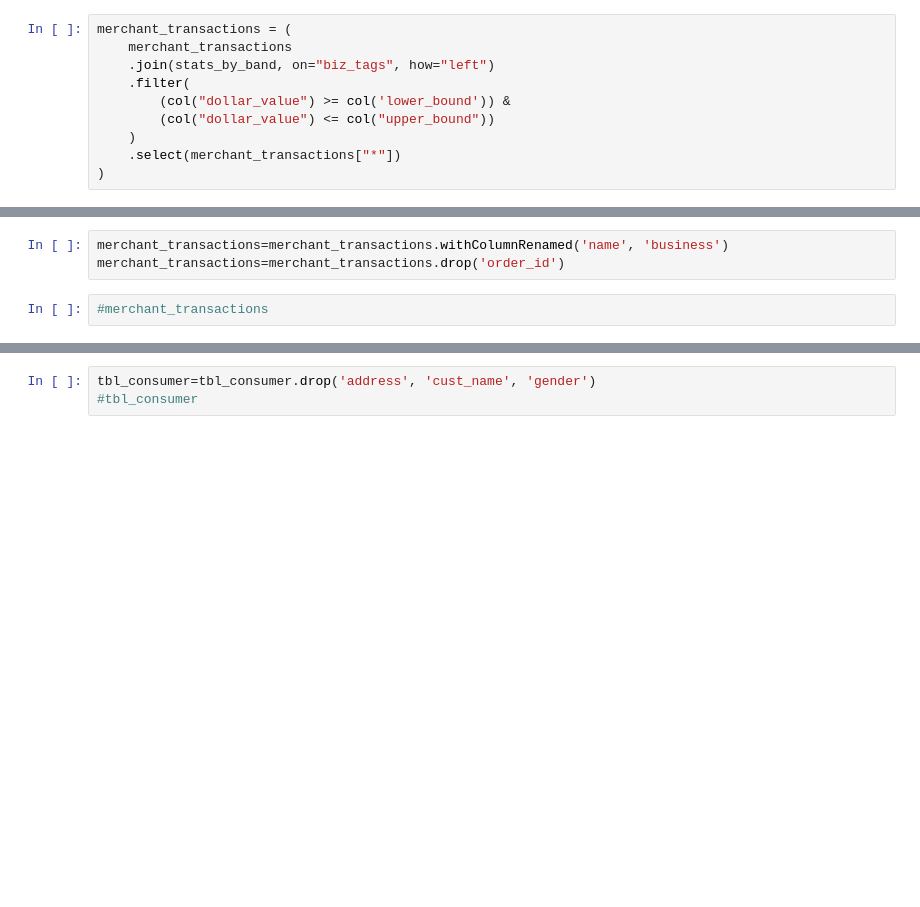
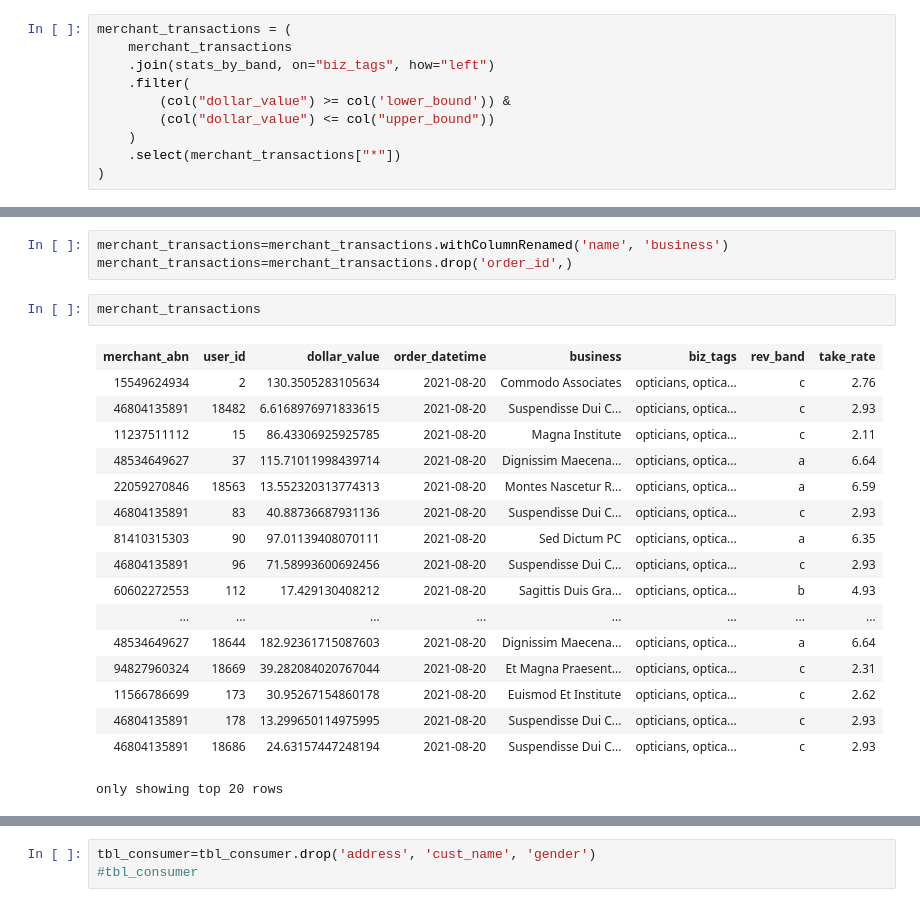
Before and after one commit to josjones407/project-2-group-buy-now-pay-later-industry-project-44, a Jupyter notebook: scripts/data_read_merge.ipynb, the cells around one changed output, grey strips where cells are left out. Cells and saved outputs as stored; diff of their text form; blank space fills up the shorter version.

```diff
--- a/scripts/data_read_merge.ipynb
+++ b/scripts/data_read_merge.ipynb
@@ -242,9 +205,27 @@ print(merchant_transactions.shape)
 (13293844, 9)
 # %%
 merchant_transactions=merchant_transactions.withColumnRenamed('name', 'business')
-merchant_transactions=merchant_transactions.drop('order_id')
+merchant_transactions=merchant_transactions.drop('order_id',)
 # %%
-#merchant_transactions
+merchant_transactions
+# %% [output]
+| merchant_abn | user_id | dollar_value | order_datetime | business | biz_tags | rev_band | take_rate |
+| 15549624934 | 2 | 130.3505283105634 | 2021-08-20 | Commodo Associates | opticians, optica... | c | 2.76 |
+| 46804135891 | 18482 | 6.6168976971833615 | 2021-08-20 | Suspendisse Dui C... | opticians, optica... | c | 2.93 |
+| 11237511112 | 15 | 86.43306925925785 | 2021-08-20 | Magna Institute | opticians, optica... | c | 2.11 |
+| 48534649627 | 37 | 115.71011998439714 | 2021-08-20 | Dignissim Maecena... | opticians, optica... | a | 6.64 |
+| 22059270846 | 18563 | 13.552320313774313 | 2021-08-20 | Montes Nascetur R... | opticians, optica... | a | 6.59 |
+| 46804135891 | 83 | 40.88736687931136 | 2021-08-20 | Suspendisse Dui C... | opticians, optica... | c | 2.93 |
+| 81410315303 | 90 | 97.01139408070111 | 2021-08-20 | Sed Dictum PC | opticians, optica... | a | 6.35 |
+| 46804135891 | 96 | 71.58993600692456 | 2021-08-20 | Suspendisse Dui C... | opticians, optica... | c | 2.93 |
+| 60602272553 | 112 | 17.429130408212 | 2021-08-20 | Sagittis Duis Gra... | opticians, optica... | b | 4.93 |
+| ... | ... | ... | ... | ... | ... | ... | ... |
+| 48534649627 | 18644 | 182.92361715087603 | 2021-08-20 | Dignissim Maecena... | opticians, optica... | a | 6.64 |
+| 94827960324 | 18669 | 39.282084020767044 | 2021-08-20 | Et Magna Praesent... | opticians, optica... | c | 2.31 |
+| 11566786699 | 173 | 30.95267154860178 | 2021-08-20 | Euismod Et Institute | opticians, optica... | c | 2.62 |
+| 46804135891 | 178 | 13.299650114975995 | 2021-08-20 | Suspendisse Dui C... | opticians, optica... | c | 2.93 |
+| 46804135891 | 18686 | 24.63157447248194 | 2021-08-20 | Suspendisse Dui C... | opticians, optica... | c | 2.93 |
+only showing top 20 rows
 # %%
 merchant_transactions.groupBy("biz_tags").agg(
     f.min("dollar_value").alias("min_value"),
```
Also changed, not shown: parts of 10 cells of this notebook, 1 other file.
